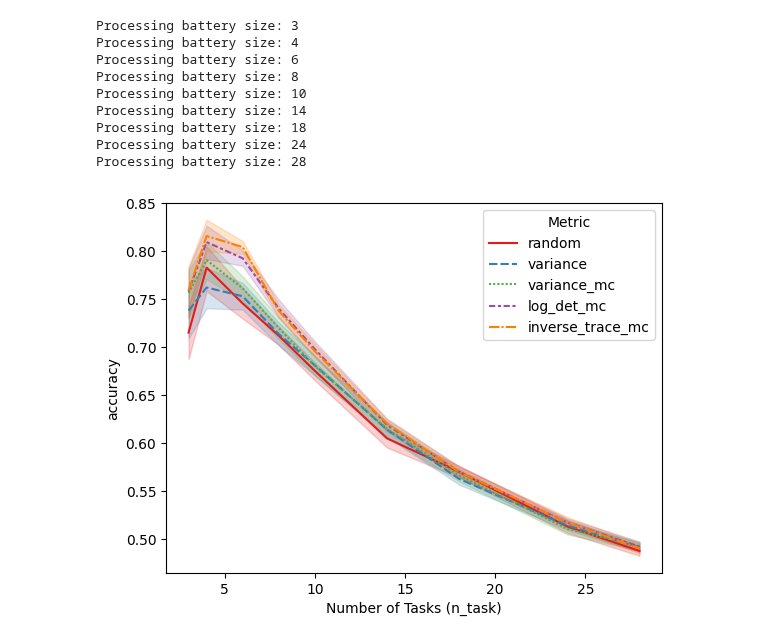
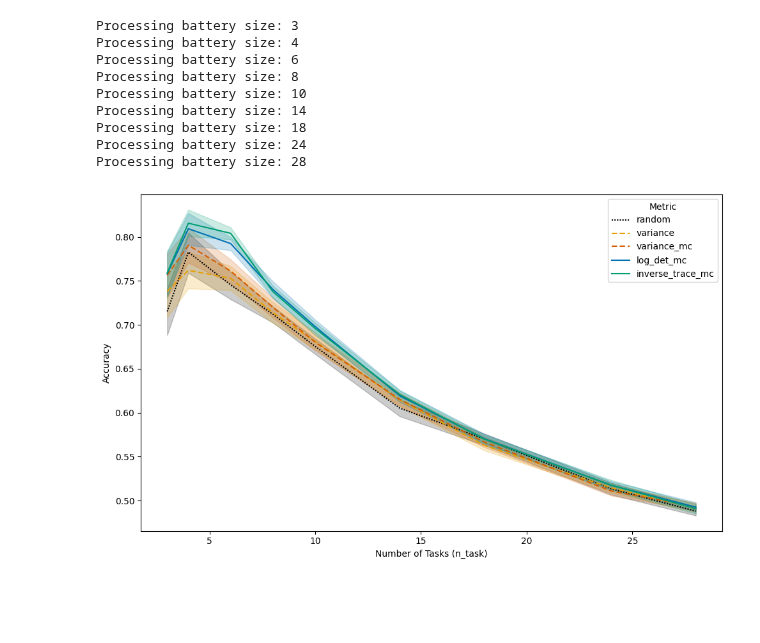
Before and after one commit to DiedrichsenLab/OptimalBattery, a Jupyter notebook: notebooks/5.sim_parcellate.ipynb, the cells around one changed output. Drawn from its saved outputs; the diff is of its cells as text; code cells hidden in the pictures; blank space fills up the shorter version.

```diff
--- a/notebooks/5.sim_parcellate.ipynb
+++ b/notebooks/5.sim_parcellate.ipynb
@@ -89,12 +89,40 @@ Processing battery size: 18
 Processing battery size: 24
 Processing battery size: 28
 # %%
-D.to_csv('parcellation_sim.tsv', index=False,sep='\t')
+# D.to_csv('eval_tsvs/parcellation_sim.tsv', index=False,sep='\t')
+D = pd.read_csv('eval_tsvs/parcellation_sim.tsv', sep='\t')
 # %%
-sns.lineplot(data=D,x="n_task", y="accuracy", hue="metric", style='metric',palette="Set1")
+custom_palette = {
+    'random': 'black',
+    'variance': '#E69F00',
+    'variance_mc': '#D55E00',
+    'log_det_mc': '#0072B2',
+    'inverse_trace_mc': '#009E73'
+}
+
+custom_dashes = {
+    'random': (1, 1),            # dotted
+    'variance': (4, 2),              # dashed
+    'variance_mc': (4, 2),           # dashed
+    'log_det_mc': '',        # solid
+    'inverse_trace_mc': '',  # solid
+}
+
+plt.figure(figsize=(10, 6))
+sns.lineplot(
+    data=D,
+    x="n_task",
+    y="accuracy",
+    hue="metric",
+    style="metric",
+    palette=custom_palette,
+    dashes=custom_dashes
+)
+
 plt.xlabel("Number of Tasks (n_task)")
-plt.ylabel("accuracy")
+plt.ylabel("Accuracy")
 plt.legend(title="Metric")
+plt.tight_layout()
 plt.show()
 # %% [output]
-[figure, old version]
+[figure, new version]
```
Also changed, not shown: 7 other files.
